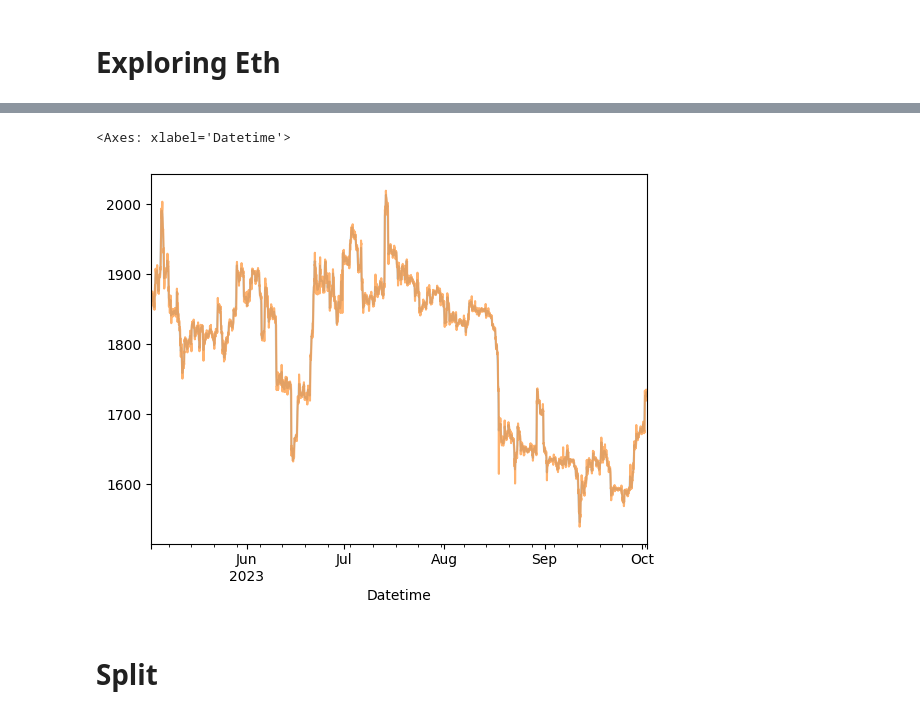
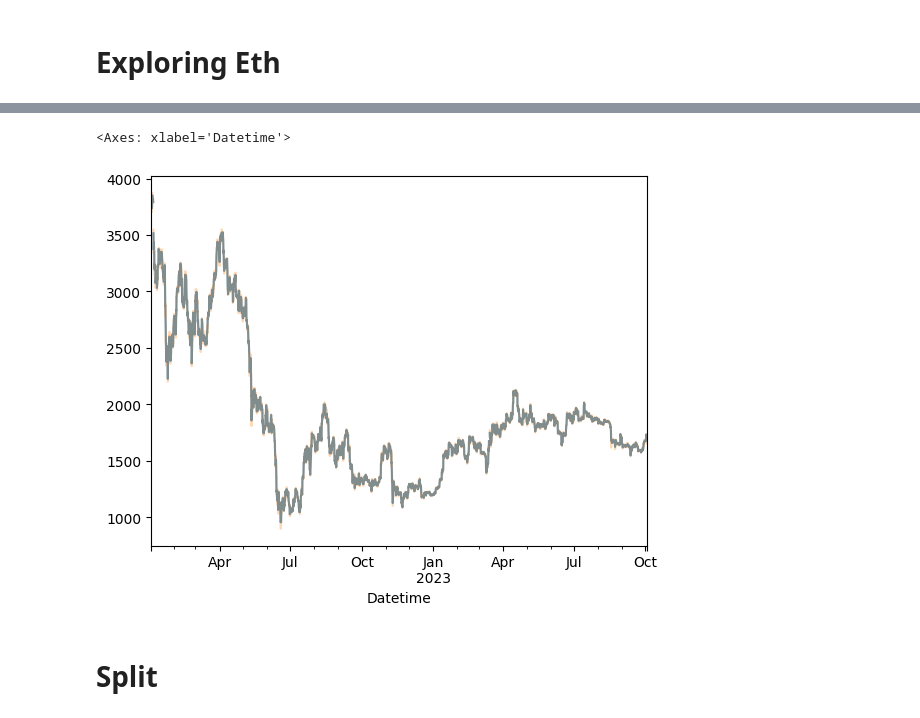
Before and after one commit to jeremiah-toribio/ethy-prophet, a Jupyter notebook: eth.ipynb, the cells around one changed output, grey strips where cells are left out. Saved outputs shown, nothing was run; the diff lists cells and outputs as text; code cells hidden in the pictures.

```diff
--- a/eth.ipynb
+++ b/eth.ipynb
@@ -51,4 +61,4 @@ pd.DataFrame([eth_usd.info]).T.reset_index()
 | 42 | messageBoardId | finmb_ETH_CCC |
 | 43 | trailingPegRatio | None |
 # %%
-eth = eth_usd.history(period='5mo',interval='1h')
+eth = eth_usd.history(period='21mo',interval='1h')
@@ -82,9 +89,9 @@ eth.groupby([eth.index.day,eth.index.month])['close'].mean().unstack().plot()
 # %%
-eth.close.resample('4h').mean().plot(alpha=.3)
-eth.close.resample('1h').mean().plot(alpha=.6)
+eth.close.resample('4h').mean().plot(alpha=.8)
+eth.close.resample('1h').mean().plot(alpha=.3)
 # %% [output]
 <Axes: xlabel='Datetime'>
-[figure, old version]
+[figure, new version]
 # %% [markdown]
 # Split
 # %%
```
Also changed, not shown: parts of 42 cells of this notebook.
